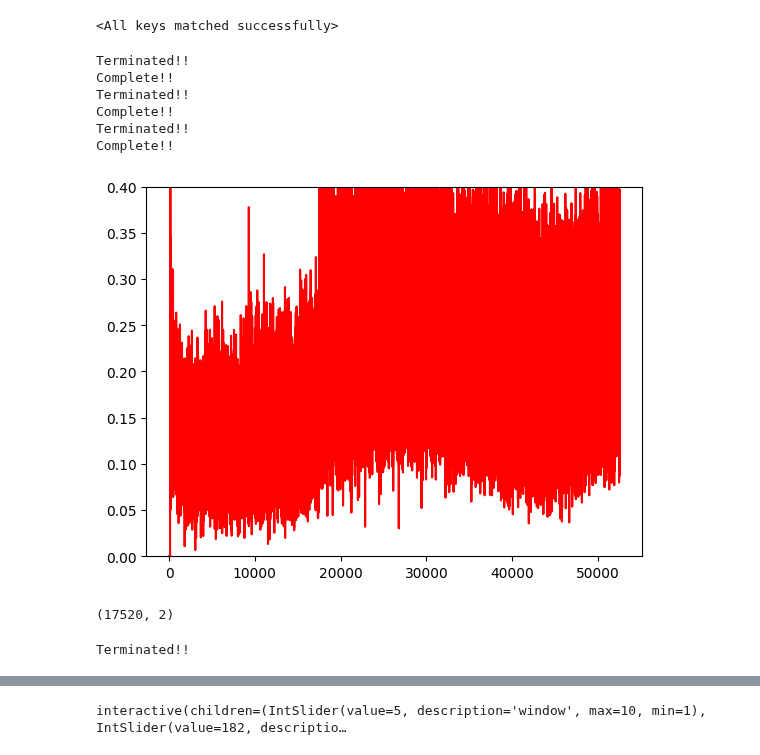
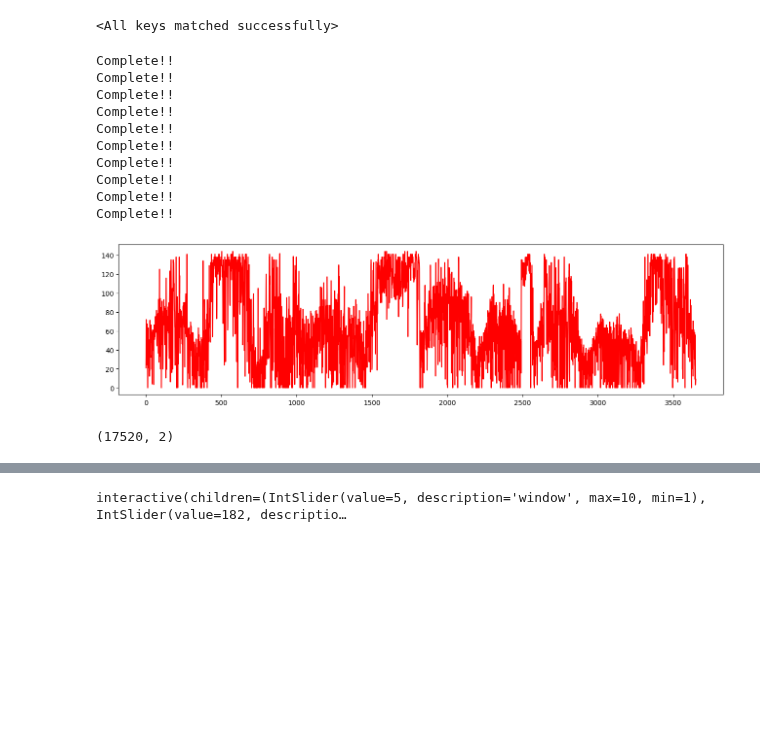
Before and after one commit to JunwookHeo/etc_project, a Jupyter notebook: proc_auggrid/dqn_battery.ipynb, the cells around one changed output, grey strips where cells are left out. Drawn from its saved outputs; the diff is of its cells as text; code cells hidden in the pictures; blank space fills up the shorter version.

```diff
--- a/proc_auggrid/dqn_battery.ipynb
+++ b/proc_auggrid/dqn_battery.ipynb
@@ -38,7 +38,7 @@ df.head()
 # %%
 customers = sorted(df.columns.levels[0])
 data_train = []
-samples = list(range(201, 204)) #[201, 202, 203]
+samples = list(range(201, 211)) #[201, 202, 203]
 
 for s in samples:
     train = df[s][['GG', 'GC']]
@@ -115,17 +122,12 @@ class Environment:
         cost = cost if grid_state > 0 else -cost
 
         normal_v = abs(self.state[0] - self.state[1])
-        # lgc = self.state[0] - charging + discharging
-        lgc = self.state[1] - max(0, grid_state)
-        SC = lgc / self.state[0] if self.state[0] else 0
-        SS = lgc / self.state[1] if self.state[1] else 0
+        d = abs(grid_state) / normal_v if normal_v else abs(grid_state)
+        reward = max((min(3, np.log(1/d)) if d else 3), 0)
 
-        # d = abs(grid_state) / normal_v if normal_v else abs(grid_state)
-        # reward = min(3, np.log(1/d)) if d else 3
-
-        normal_v2 = C_A*normal_v**2 + C_B*abs(normal_v)
-        d = (abs(cost) - C_C) /normal_v2 if normal_v2 else (abs(cost) - C_C)
-        reward = min(R_MAX, np.log(1/d)) if d else R_MAX
+        # normal_v2 = C_A*normal_v**2 + C_B*abs(normal_v)
+        # d = (abs(cost) - C_C) /normal_v2 if normal_v2 else (abs(cost) - C_C)
+        # reward = min(R_MAX, np.log(1/d)) if d else R_MAX
 
         self.state[2] = charging
         self.state[3] = discharging
@@ -252,6 +254,7 @@ def Action(x):
         return "None"
 
 loss_list = []
+reward_list = []
 num_episodes = len(data_train)
 
 for i_episode in range(num_episodes):
@@ -262,11 +265,13 @@ for i_episode in range(num_episodes):
     state = torch.tensor(state).unsqueeze(0)
 
     loss_value = 0.0
+    reward_value = 0.0
 
     for i in range(env.data_env.shape[0]):
         action = select_action(state)
         observation, reward, done=env.step(action.item())
         reward = torch.tensor([reward], device=device)
+        reward_value += reward.squeeze(0).numpy()
 
         next_state = torch.tensor(observation, dtype=torch.float32, device=device).unsqueeze(0)
         # print(t, ' Action : ', action, 's : ', state, 'ns : ', next_state, 'reward :', round(reward.item(), 2))
@@ -277,23 +282,32 @@ for i_episode in range(num_episodes):
         loss_value = optimize_model()
         loss_list.append(loss_value)
 
+        if (i + 1) % TS == 0:
+            reward_list.append(reward_value)
+            reward_value = 0
+
     if i_episode % TARGET_UPDATE == 0:
         target_net.load_state_dict(policy_net.state_dict())
 
     print('Complete!!')
 # %% [output]
-Terminated!!
 Complete!!
-Terminated!!
 Complete!!
-Terminated!!
 Complete!!
+Complete!!
+Complete!!
+Complete!!
+Complete!!
+Complete!!
+Complete!!
+Complete!!
 # %%
-plt.plot(np.array(loss_list), 'r')
-plt.ylim(0, 0.4)
+plt.figure(figsize=(16, 4))
+plt.plot(np.array(reward_list), 'r')
+# plt.ylim(0, 0.4)
 plt.show()
 # %% [output]
-[figure, old version]
+[figure, new version]
 # %%
 customers = sorted(df.columns.levels[0])
 data_test = df[1][['GG', 'GC']]
@@ -302,7 +316,7 @@ data_test.shape
 # %% [output]
 (17520, 2)
 # %%
-capacity = 25.
+capacity = 50.
 env = Environment(data_test, capacity)
 state = torch.tensor(np.array([data_test['GG'].values[0], data_test['GC'].values[0], 0., 0., capacity*BTMIN, 0., 0.0]), dtype=torch.float32).squeeze(0)
 df_out = pd.DataFrame(columns=['PV', 'LD', 'PV.C', 'PV.D', 'BT', 'GD', 'COST', 'AC', 'RD'])
@@ -321,8 +335,6 @@ with torch.no_grad():
         st = np.concatenate((st, np.array([at-1, reward.item()])))
         df_out.loc[i] = st
         state = next_state
-# %% [output]
-Terminated!!
 # %%
 start_pos = 0
 duration = TS*5
```
Also changed, not shown: parts of 4 cells of this notebook, 6 other files.
